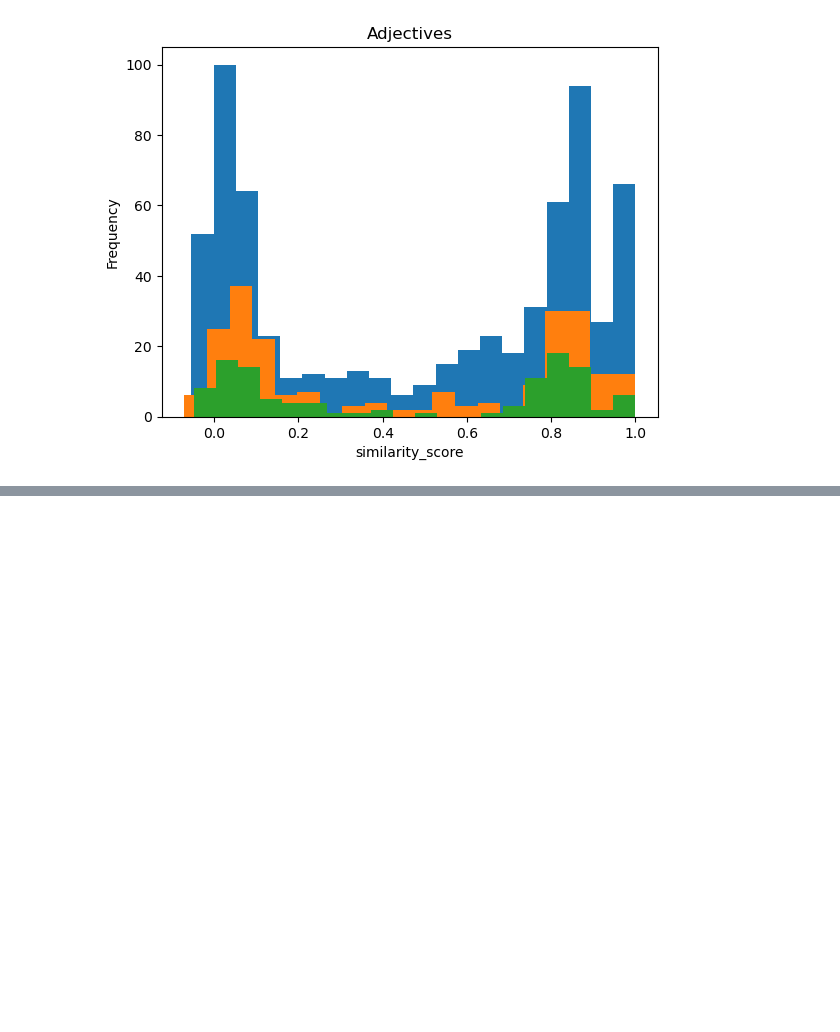
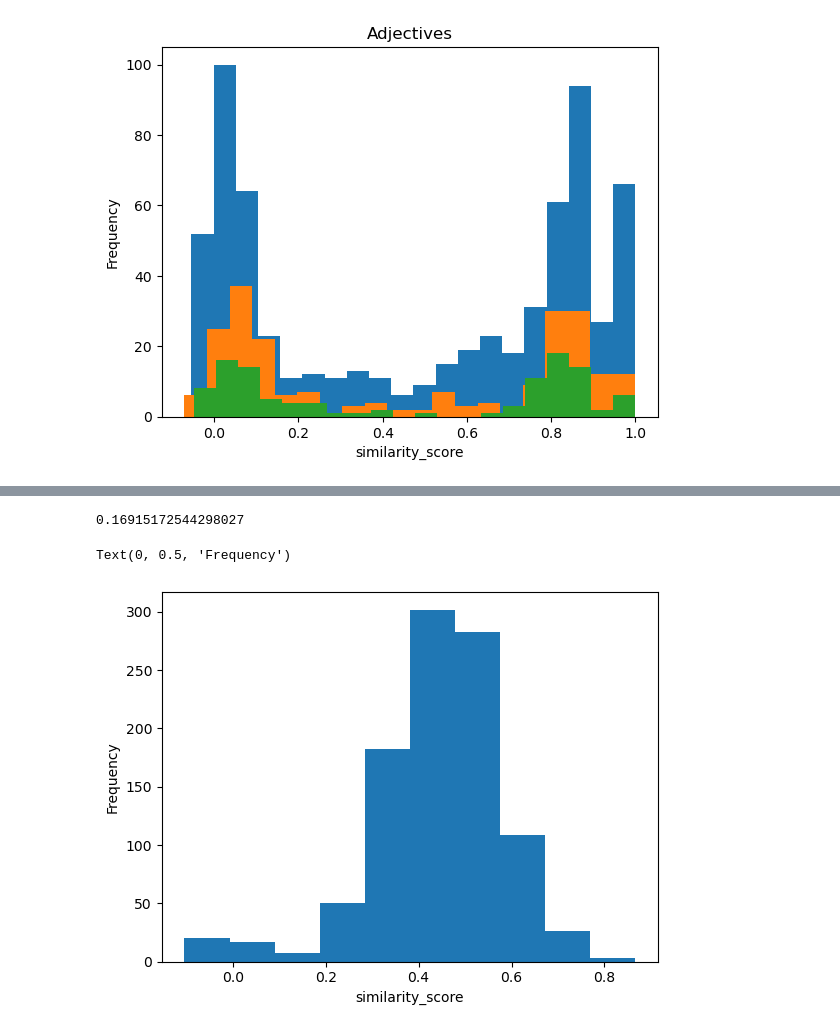
Before and after one commit to djvlantis/intrinsic_evaluation_thesis, a Jupyter notebook: infer.ipynb, the cells around one changed output, grey strips where cells are left out. Drawn from its saved outputs; the diff is of its cells as text; code cells hidden in the pictures; blank space fills up the shorter version.

```diff
--- a/infer.ipynb
+++ b/infer.ipynb
@@ -267,0 +121,3 @@ adjective correlation score: -0.037448572602277234
+# %%
+df3 = pd.read_csv('results/evaluation_results_bertje.csv')
+df3
@@ -267,0 +138,14 @@ adjective correlation score: -0.037448572602277234
+# %%
+#calculate correlation between simlex999 and similarity_score
+correlation3 = df3['similarity_score'].corr(df3['SimLex999'])
+print(correlation)
+# %% [output]
+0.16915172544298027
+# %%
+
+plt.hist(df3['similarity_score'], bins=10)
+plt.xlabel('similarity_score')
+plt.ylabel('Frequency')
+# %% [output]
+Text(0, 0.5, 'Frequency')
+[figure, added]
```
Also changed, not shown: parts of 21 cells of this notebook, 4 other files.
